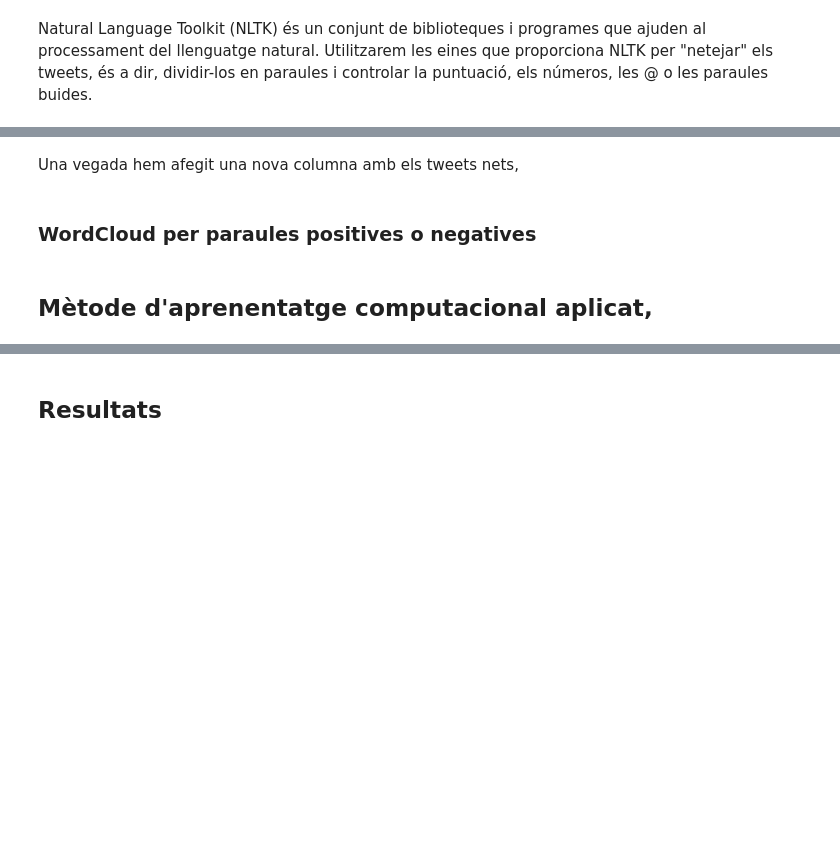
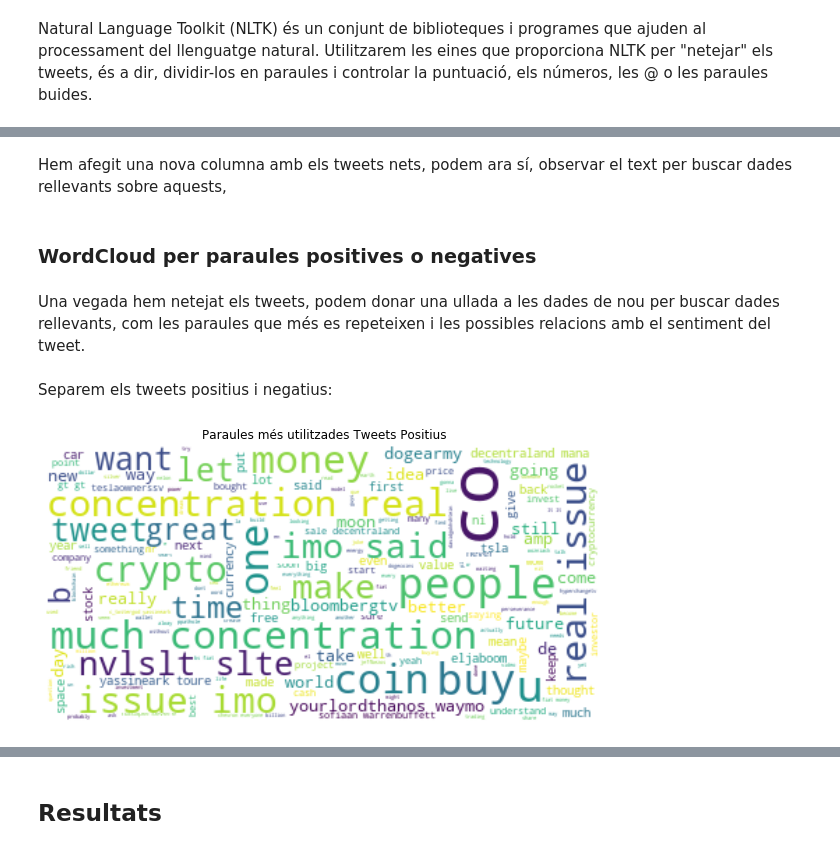
Before and after one commit to Melus144/apc-elon-musk-tweets, a Jupyter notebook: notebooks/Practica3-E.ipynb, the cells around one changed output, grey strips where cells are left out. Saved outputs shown, nothing was run; the diff lists cells and outputs as text; code cells hidden in the pictures; blank space fills up the shorter version.

Commit message:
Fet fins wordcloud. separats tweets positius i negatius i aplicat wordcloud per trobar les paraules més repetides en aquests.

```diff
--- a/notebooks/Practica3-E.ipynb
+++ b/notebooks/Practica3-E.ipynb
@@ -208,2 +192,0 @@ def preProcessingTweet(tweet):
-# %%
-dades['tweetsNets'] = dades['tweets'].apply(lambda x: preProcessing(x))
@@ -228,6 +208,26 @@ dades.sample(8)
 # %% [markdown]
-Una vegada hem afegit una nova columna amb els tweets nets,
+Hem afegit una nova columna amb els tweets nets, podem ara sí, observar el text per buscar dades rellevants sobre aquests,
 # %% [markdown]
 ### WordCloud per paraules positives o negatives
-# %% [markdown]
-## Mètode d'aprenentatge computacional aplicat,
+# %% [markdown]
+Una vegada hem netejat els tweets, podem donar una ullada a les dades de nou per buscar dades rellevants, com les paraules que més es repeteixen i les possibles relacions amb el sentiment del tweet.
+# %%
+stop_words = set(STOPWORDS)
+stop_words.update([x.lower() for x in list(dades["tweetsNets"][dades["tweetsNets"].notnull()].unique())])
+# %%
+def wordCloud(data, background_color, title):
+    plt.figure(figsize = (10,10))
+    wc = WordCloud(background_color = background_color, max_words = 500, stopwords = stop_words, max_font_size = 50)
+    wc.generate(' '.join(data))
+    plt.imshow(wc, interpolation="bilinear")
+    plt.title(title)
+    plt.axis('off')
+# %% [markdown]
+Separem els tweets positius i negatius:
+# %%
+df = dades[['tweets','tweetsNets','sentiment']]
+# %%
+tweets_positius = df[df['sentiment'] == 'pos']
+wordCloud(tweets_positius['tweetsNets'], 'white', "Paraules més utilitzades Tweets Positius")
+# %% [output]
+[figure, added]
```
Also changed, not shown: parts of 12 cells of this notebook, 3 other files.
